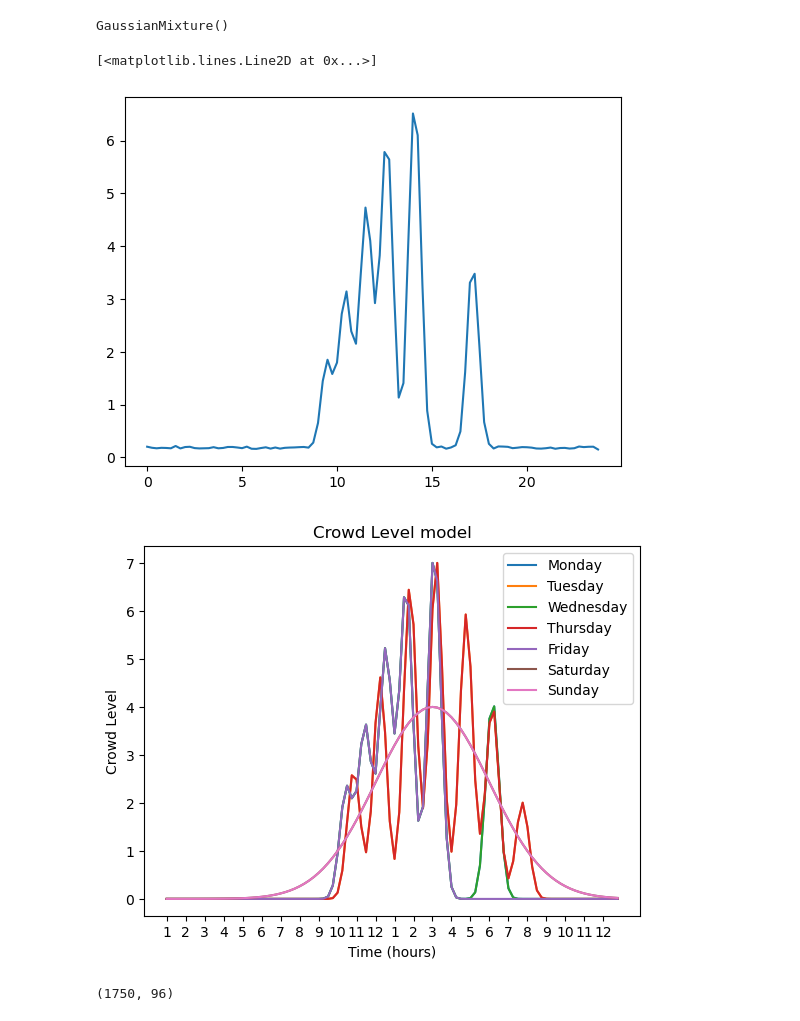
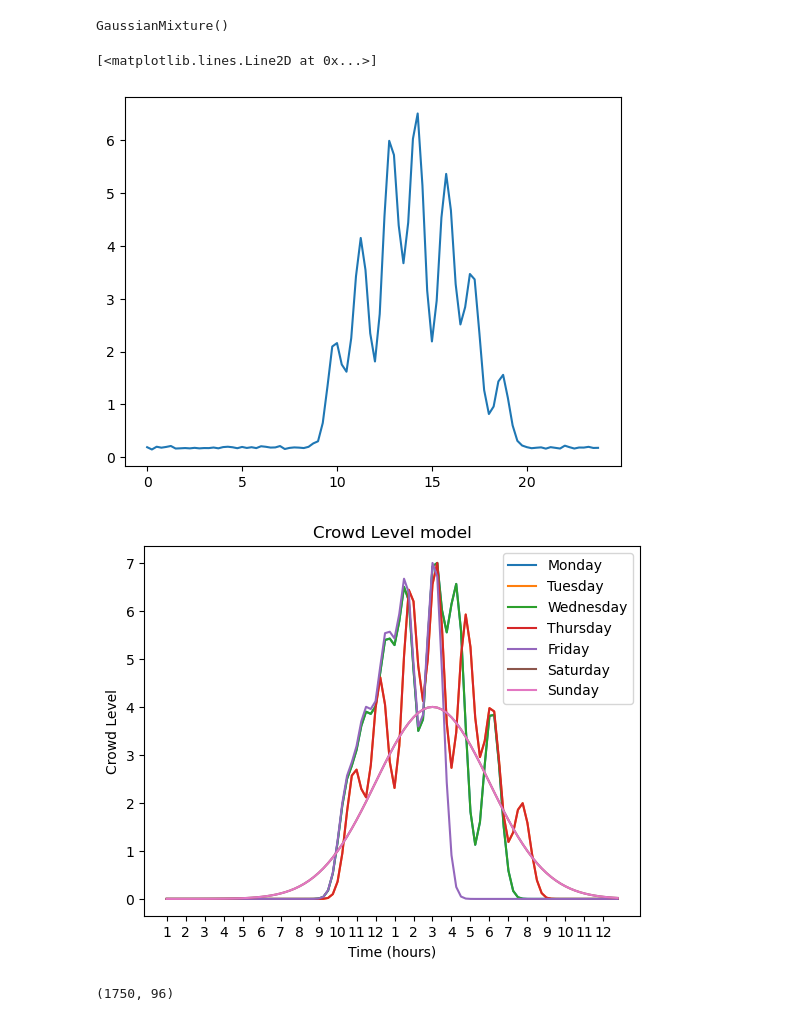
Before and after one commit to Sciguy128/SeniorProject, a Jupyter notebook: prediction/predict.ipynb, the cells around one changed output. Cells and saved outputs as stored; diff of their text form; code cells hidden in the pictures.

```diff
--- a/prediction/predict.ipynb
+++ b/prediction/predict.ipynb
@@ -4,9 +4,9 @@ import numpy as np
 import matplotlib.pyplot as plt
 from scipy.stats import norm
 
-sig = 0.35
+sig = 0.45
 gaps = []
-means = [[9.4, 10.4, 11.5, 12.6, 14.1, 17.2]]
+means = [[9.8, 11.2, 12.8, 14.2, 15.8, 17.2, 18.8]]
 
 x = np.arange(24, step=0.25)
 
@@ -71,7 +71,7 @@ GaussianMixture()
 plt.plot(x, gmm.means_[0])
 # %% [output]
 [<matplotlib.lines.Line2D at 0x...>]
-[figure, old version]
+[figure, new version]
 # %%
 '''
 Create synthetic Tink distributions
@@ -79,10 +79,10 @@ Create synthetic Tink distributions
 import numpy as np
 import matplotlib.pyplot as plt
 
-sig = 0.35
-means = [[9.4, 10.4, 11.5, 12.6, 14.1, 17.2],
+sig = 0.45
+means = [[9.4, 10.4, 11.5, 12.6, 14.1, 15.3, 17.2],
          [9.8, 11.2, 12.8, 14.2, 15.8, 17.2, 18.8],
-         [9.4, 10.4, 11.5, 12.6, 14.1, 17.2],
+         [9.4, 10.4, 11.5, 12.6, 14.1, 15.3, 17.2],
          [9.8, 11.2, 12.8, 14.2, 15.8, 17.2, 18.8],
          [9.4, 10.4, 11.5, 12.6, 14.1]]
 
@@ -90,34 +90,34 @@ days = []
 
 x = np.arange(24, step=0.25)
 
 mu = 14
 whole_sig = 3
 whole_y = norm.pdf(x, mu, whole_sig)
 
 for day_means in means:
     gaps = []
     for mean in day_means:
         gaps.append(norm.pdf(x, mean, sig))
 
     days.append(np.einsum("i,i->i", np.sum(gaps, axis=0), whole_y))
     days[-1] = days[-1] * (7 / np.max(days[-1]))
 
 days.append(whole_y * (4/np.max(whole_y)))
 days.append(whole_y * (4/np.max(whole_y)))
 
 day_names = ["Monday", "Tuesday", "Wednesday", "Thursday", "Friday", "Saturday", "Sunday"]
 plt.figure()
 for i in range(len(days)):
     plt.plot(x, days[i], label=day_names[i])
 
 plt.title("Crowd Level model")
 plt.xlabel("Time (hours)")
 plt.xticks(np.arange(24), np.concatenate((np.arange(1, 13), np.arange(1, 13))))
 plt.ylabel("Crowd Level")
 plt.legend()
 plt.show()
 # %% [output]
-[figure, old version]
+[figure, new version]
 # %%
 '''
 Generate example data from these distributions
```
Also changed, not shown: parts of 3 cells of this notebook, 3 other files.
